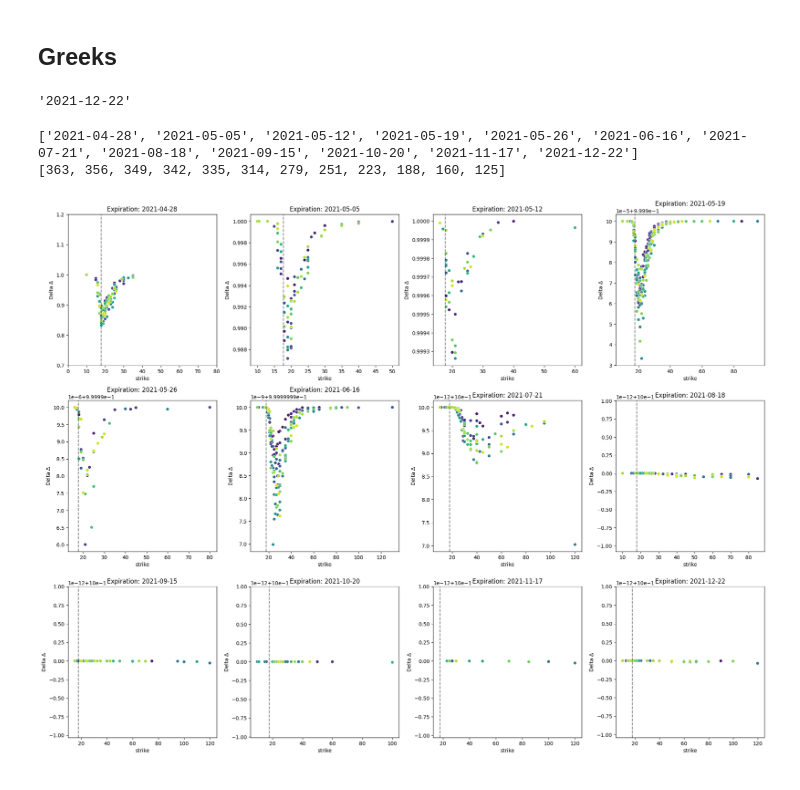
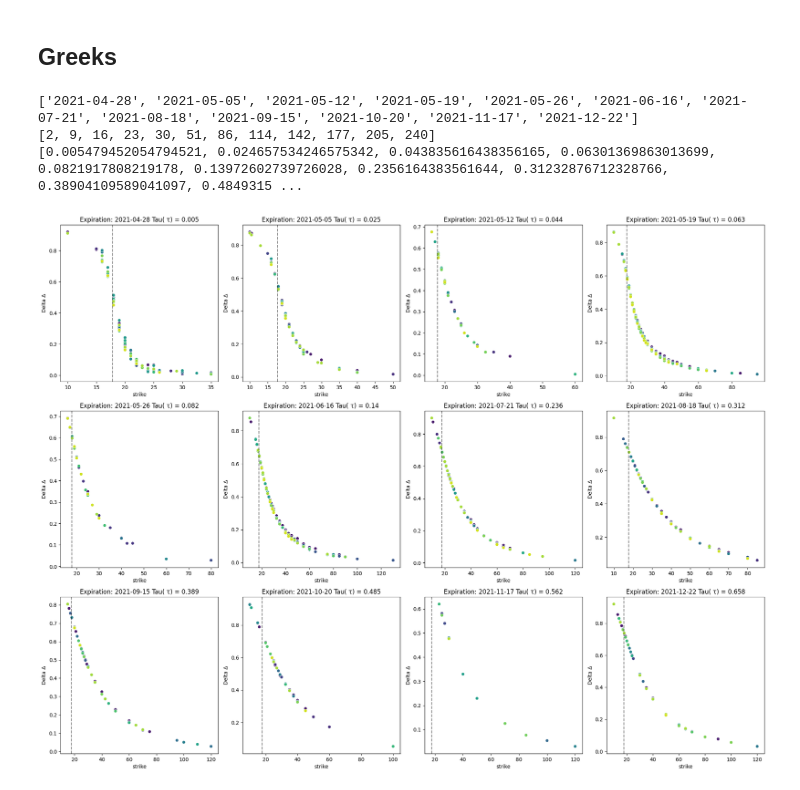
Before and after one commit to jackthompsondb/OptnSfc, a Jupyter notebook: greeks.ipynb, the cells around one changed output. Saved outputs shown, nothing was run; the diff lists cells and outputs as text; code cells hidden in the pictures.

```diff
--- a/greeks.ipynb
+++ b/greeks.ipynb
@@ -20,9 +20,9 @@ def theta(S, K, r, sigma_imp, T, option_type):
     d1 = (np.log(S / K) + (r + 0.5 * sigma_imp ** 2) * T) / (sigma_imp * np.sqrt(T))
     d2 = d1 - sigma_imp * np.sqrt(T)
     if option_type == 'C':
-        return -S * norm.pdf(d1) * sigma_imp / (2 * np.sqrt(T)) - r * K * np.exp(-r * T) * norm.cdf(d2)
+        return (-S * norm.pdf(d1) * sigma_imp) / (2 * np.sqrt(T)) -( r * K * np.exp(-r * T) * norm.cdf(d2))
     elif option_type == 'P':
-        return -S * norm.pdf(d1) * sigma_imp / (2 * np.sqrt(T)) + r * K * np.exp(-r * T) * norm.cdf(-d2)
+        return (-S * norm.pdf(d1) * sigma_imp) / (2 * np.sqrt(T)) +( r * K * np.exp(-r * T) * norm.cdf(-d2))
 
 def gamma(S, K, r, sigma_imp, T):
     d1 = (np.log(S / K) + (r + 0.5 * sigma_imp ** 2) * T) / (sigma_imp * np.sqrt(T))
@@ -41,39 +41,38 @@ def rho(S, K, r, sigma_imp, T, option_type):
 # %%
 with open('expirations_with_data.txt', 'r') as file:
     expirations = [line.strip() for line in file.readlines()]
-# %%
-expirations[-1]
-# %% [output]
-'2021-12-22'
 # %%
 #t0 = df['quote_datetime'].iloc[0].split()[0]]
 t0 = "2021-04-26"
 T = "2022-04-26" # 1 year from t0
 t_dates = expirations
-tau = [(datetime.strptime(T, '%Y-%m-%d') - datetime.strptime(t, '%Y-%m-%d')).days for t in t_dates]
-
+tau_days = [( datetime.strptime(t, '%Y-%m-%d') - datetime.strptime(t0, '%Y-%m-%d')).days for t in t_dates]
+tau = [t / 365 for t in tau_days]
 print(t_dates)
+print(tau_days)
 print(tau)
 # %% [output]
 ['2021-04-28', '2021-05-05', '2021-05-12', '2021-05-19', '2021-05-26', '2021-06-16', '2021-07-21', '2021-08-18', '2021-09-15', '2021-10-20', '2021-11-17', '2021-12-22']
-[363, 356, 349, 342, 335, 314, 279, 251, 223, 188, 160, 125]
+[2, 9, 16, 23, 30, 51, 86, 114, 142, 177, 205, 240]
+[0.005479452054794521, 0.024657534246575342, 0.043835616438356165, 0.06301369863013699, 0.0821917808219178, 0.13972602739726028, 0.2356164383561644, 0.31232876712328766, 0.38904109589041097, 0.4849315 ...
 # %%
+index_count = 0
+
 for expiration in expirations:
     df = pd.read_csv(fr'implied\vix_options_{expiration}.csv')
-    index_count = 0
-    T =tau[index_count]/365
+    tau_op =tau[index_count]
     for option in df.iterrows():
         option = option[1]
         option_type = option['option_type']
         S = option['underlying_bid']
         K = option['strike']
-        r = 0.045
+        r = 0.15370
         sigma_imp = option['implied_vol']
-        option_delta = delta(S, K, r, sigma_imp, T, option_type)
-        option_theta = theta(S, K, r, sigma_imp, T, option_type)
-        option_gamma = gamma(S, K, r, sigma_imp, T)
-        option_vega = vega(S, K, r, sigma_imp, T)
-        option_rho = rho(S, K, r, sigma_imp, T, option_type)
+        option_delta = delta(S, K, r, sigma_imp, tau_op, option_type)
+        option_theta = theta(S, K, r, sigma_imp, tau_op, option_type)
+        option_gamma = gamma(S, K, r, sigma_imp, tau_op)
+        option_vega = vega(S, K, r, sigma_imp, tau_op)
+        option_rho = rho(S, K, r, sigma_imp, tau_op, option_type)
         df.loc[option.name, 'delta'] = option_delta
         df.loc[option.name, 'theta'] = option_theta
         df.loc[option.name, 'gamma'] = option_gamma
@@ -84,30 +83,27 @@ for expiration in expirations:
 # %%
 fig, axes = plt.subplots(4, 4, figsize=(20, 20))
 axes = axes.flatten()
 
 for i, expiration in enumerate(expirations):
     df = pd.read_csv(fr'impliedcalc\vix_options_{expiration}.csv')
     df = df[df['option_type'] =="C"]
     sns.scatterplot(x='strike', y='delta', hue='quote_datetime',
                      style='option_type', markers={'C': 'o', 'P': '*'},
                        data=df, palette='viridis', ax=axes[i])
     underlying_bid_avg = df['underlying_bid'].mean()
     axes[i].axvline(x=underlying_bid_avg, color='black', linestyle='--',alpha=0.5)
     axes[i].set_ylabel('Delta \u0394')
-    if i == 0:
-        axes[i].set_ylim(0.7,1.2)
-        axes[i].set_xlim(0, 80)
-    axes[i].set_title(f'Expiration: {expiration}')
+    axes[i].set_title(f'Expiration: {expiration} Tau( \u03C4) = {round(tau[i],3)}')
     axes[i].legend_.remove()
 
 # Remove any empty subplots
 for j in range(i+1, len(axes)):
     fig.delaxes(axes[j])
 
 plt.tight_layout()
 plt.show()
 # %% [output]
-[figure, old version]
+[figure, new version]
 # %%
 fig, axes = plt.subplots(4, 4, figsize=(20, 20))
 axes = axes.flatten()
```
Also changed, not shown: parts of 4 cells of this notebook, 3 other files.
